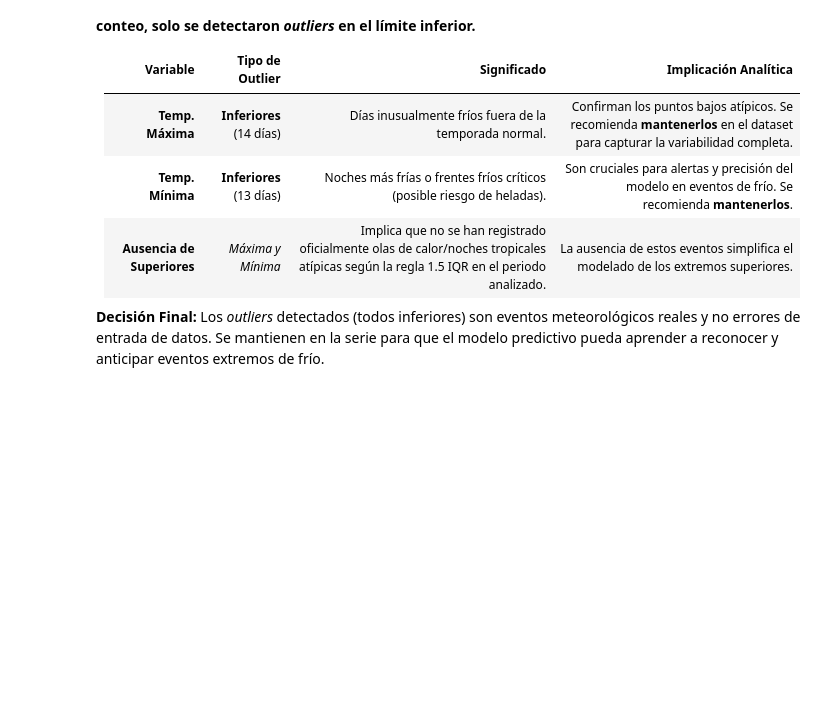
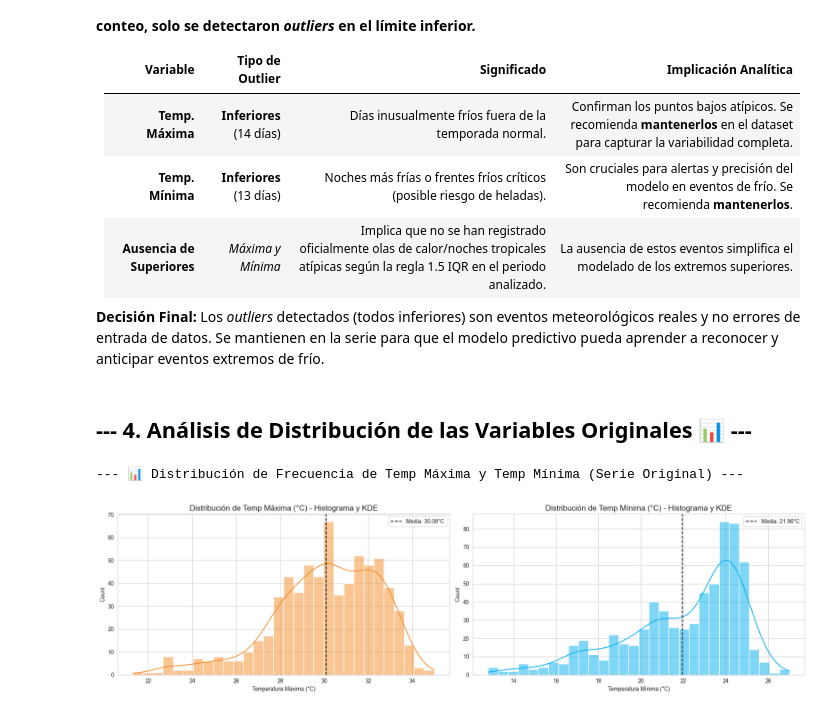
Before and after one commit to 31Victor45/Weather_and_Temperatures_in_Pinar_del_Rio_Time_Series, a Jupyter notebook: 4-Analisis_exploratorio_de_datos/1-Analisis_univariado/1-Analisis_descriptivo.ipynb, the cells around one changed output. Saved outputs shown, nothing was run; the diff lists cells and outputs as text; code cells hidden in the pictures; blank space fills up the shorter version.

```diff
--- a/4-Analisis_exploratorio_de_datos/1-Analisis_univariado/1-Analisis_descriptivo.ipynb
+++ b/4-Analisis_exploratorio_de_datos/1-Analisis_univariado/1-Analisis_descriptivo.ipynb
@@ -244,3 +245,45 @@ Se utilizó la regla del Rango Intercuartílico (IQR) para detectar *outliers* a
 | **Ausencia de Superiores** | *Máxima y Mínima* | Implica que no se han registrado oficialmente olas de calor/noches tropicales atípicas según la regla 1.5 IQR en el periodo analizado. | La ausencia de estos eventos simplifica el modelado de los extremos superiores. |
 
 **Decisión Final:** Los *outliers* detectados (todos inferiores) son eventos meteorológicos reales y no errores de entrada de datos. Se mantienen en la serie para que el modelo predictivo pueda aprender a reconocer y anticipar eventos extremos de frío.
+# %% [markdown]
+## --- 4. Análisis de Distribución de las Variables Originales 📊 ---
+# %%
+plt.rcParams['figure.figsize'] = (18, 5) # Ajustamos el tamaño para la nueva figura
+
+print("\n--- 📊 Distribución de Frecuencia de Temp Máxima y Temp Mínima (Serie Original) ---")
+
+# Creamos una figura con dos subgráficos (1 fila, 2 columnas)
+fig, axes = plt.subplots(1, 2)
+
+# --- Gráfico de Temp Máxima ---
+sns.histplot(
+    df['Temp_Maxima_C'],
+    ax=axes[0],
+    kde=True,  # Agrega la línea de Densidad de Kernel (KDE)
+    color="#F28C28", # Color naranja (ejemplo)
+    bins=30
+)
+axes[0].set_title('Distribución de Temp Máxima (°C) - Histograma y KDE', fontsize=14)
+axes[0].set_xlabel('Temperatura Máxima (°C)')
+axes[0].axvline(df['Temp_Maxima_C'].mean(), color='black', linestyle='--', label=f'Media: {df["Temp_Maxima_C"].mean():.2f}°C')
+axes[0].legend()
+
+
+# --- Gráfico de Temp Mínima ---
+sns.histplot(
+    df['Temp_Minima_C'],
+    ax=axes[1],
+    kde=True,  # Agrega la línea de Densidad de Kernel (KDE)
+    color="#00AEEF", # Color azul (ejemplo)
+    bins=30
+)
+axes[1].set_title('Distribución de Temp Mínima (°C) - Histograma y KDE', fontsize=14)
+axes[1].set_xlabel('Temperatura Mínima (°C)')
+axes[1].axvline(df['Temp_Minima_C'].mean(), color='black', linestyle='--', label=f'Media: {df["Temp_Minima_C"].mean():.2f}°C')
+axes[1].legend()
+
+plt.tight_layout()
+plt.show()
+# %% [output]
+--- 📊 Distribución de Frecuencia de Temp Máxima y Temp Mínima (Serie Original) ---
+[figure, added]
```
Also changed, not shown: parts of 5 cells of this notebook, 8 other files.
